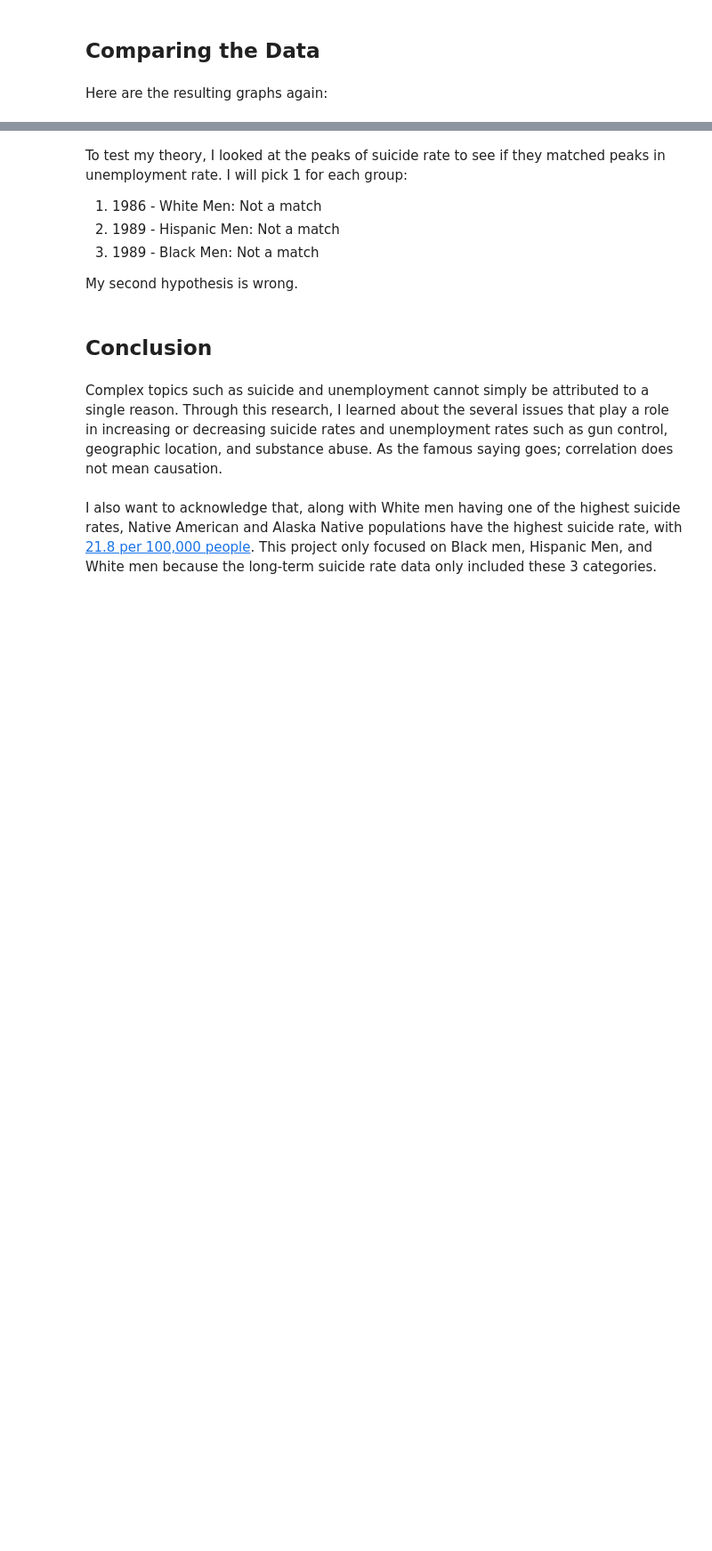
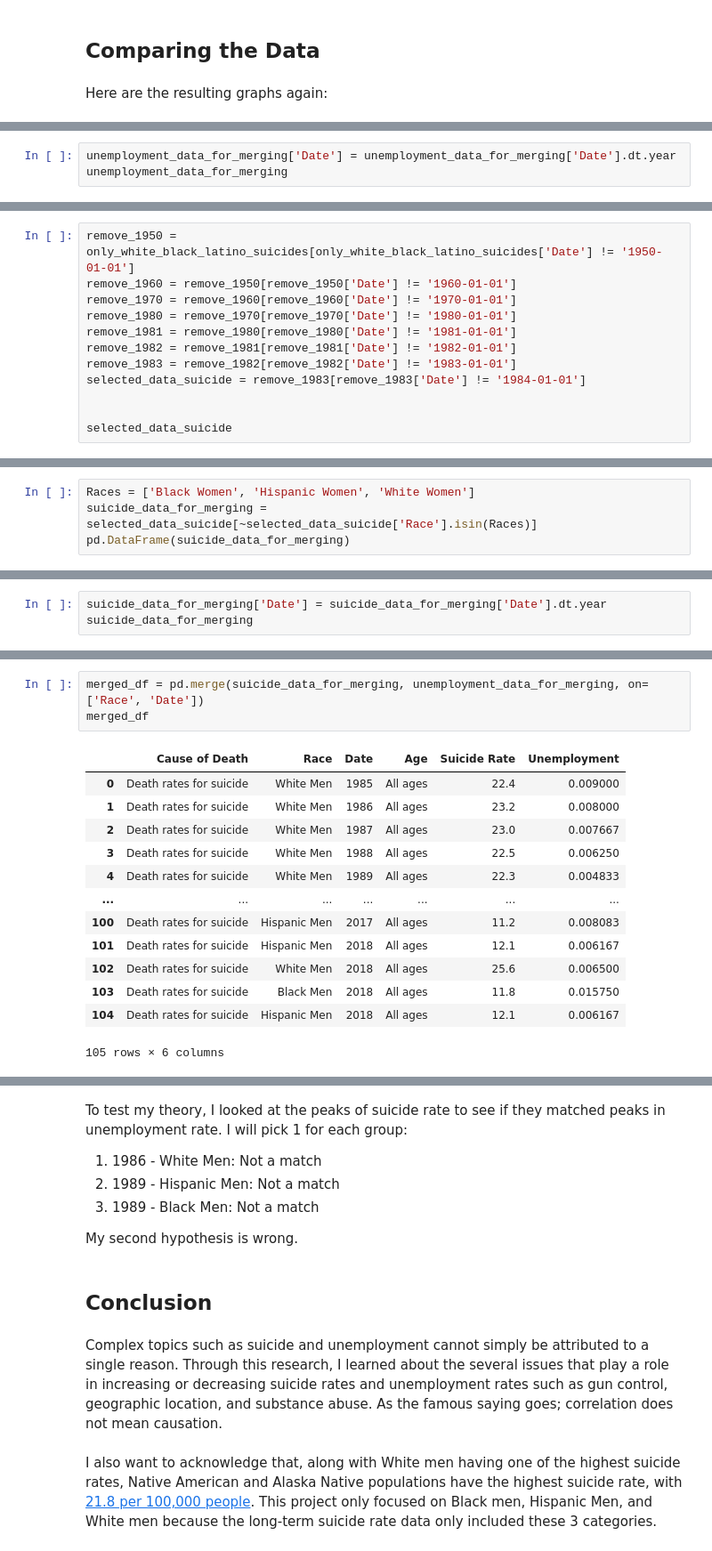
Before and after one commit to ricardolombera/Project-3, a Jupyter notebook: project_3.ipynb, the cells around one changed output, grey strips where cells are left out. Shown at 89% size. Saved outputs shown, nothing was run; the diff lists cells and outputs as text; blank space fills up the shorter version.

Commit message:
Updated project_3 with merged data

```diff
--- a/project_3.ipynb
+++ b/project_3.ipynb
@@ -625,0 +670,3 @@ yearly_race_rates_concatenated_fig.show()
+# %%
+unemployment_data_for_merging['Date'] = unemployment_data_for_merging['Date'].dt.year
+unemployment_data_for_merging
@@ -625,0 +691,12 @@ yearly_race_rates_concatenated_fig.show()
+# %%
+remove_1950 = only_white_black_latino_suicides[only_white_black_latino_suicides['Date'] != '1950-01-01']
+remove_1960 = remove_1950[remove_1950['Date'] != '1960-01-01']
+remove_1970 = remove_1960[remove_1960['Date'] != '1970-01-01']
+remove_1980 = remove_1970[remove_1970['Date'] != '1980-01-01']
+remove_1981 = remove_1980[remove_1980['Date'] != '1981-01-01']
+remove_1982 = remove_1981[remove_1981['Date'] != '1982-01-01']
+remove_1983 = remove_1982[remove_1982['Date'] != '1983-01-01']
+selected_data_suicide = remove_1983[remove_1983['Date'] != '1984-01-01']
+
+
+selected_data_suicide
@@ -625,0 +717,4 @@ yearly_race_rates_concatenated_fig.show()
+# %%
+Races = ['Black Women', 'Hispanic Women', 'White Women']
+suicide_data_for_merging = selected_data_suicide[~selected_data_suicide['Race'].isin(Races)]
+pd.DataFrame(suicide_data_for_merging)
@@ -625,0 +735,3 @@ yearly_race_rates_concatenated_fig.show()
+# %%
+suicide_data_for_merging['Date'] = suicide_data_for_merging['Date'].dt.year
+suicide_data_for_merging
@@ -625,0 +772,17 @@ yearly_race_rates_concatenated_fig.show()
+# %%
+merged_df = pd.merge(suicide_data_for_merging, unemployment_data_for_merging, on=['Race', 'Date'])
+merged_df
+# %% [output]
+|  | Cause of Death | Race | Date | Age | Suicide Rate | Unemployment |
+| 0 | Death rates for suicide | White Men | 1985 | All ages | 22.4 | 0.009000 |
+| 1 | Death rates for suicide | White Men | 1986 | All ages | 23.2 | 0.008000 |
+| 2 | Death rates for suicide | White Men | 1987 | All ages | 23.0 | 0.007667 |
+| 3 | Death rates for suicide | White Men | 1988 | All ages | 22.5 | 0.006250 |
+| 4 | Death rates for suicide | White Men | 1989 | All ages | 22.3 | 0.004833 |
+| ... | ... | ... | ... | ... | ... | ... |
+| 100 | Death rates for suicide | Hispanic Men | 2017 | All ages | 11.2 | 0.008083 |
+| 101 | Death rates for suicide | Hispanic Men | 2018 | All ages | 12.1 | 0.006167 |
+| 102 | Death rates for suicide | White Men | 2018 | All ages | 25.6 | 0.006500 |
+| 103 | Death rates for suicide | Black Men | 2018 | All ages | 11.8 | 0.015750 |
+| 104 | Death rates for suicide | Hispanic Men | 2018 | All ages | 12.1 | 0.006167 |
+105 rows × 6 columns
```
Also changed, not shown: parts of 10 cells of this notebook.
